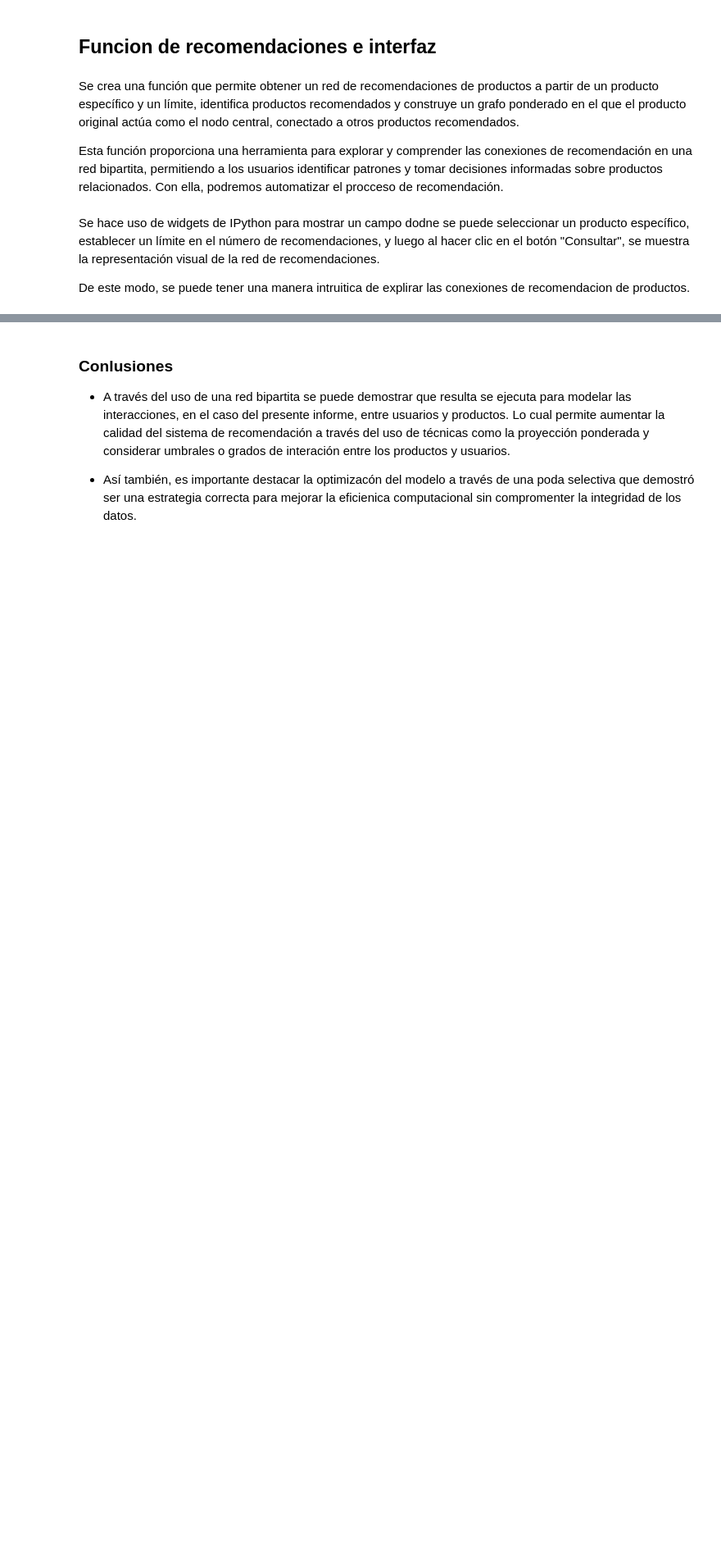
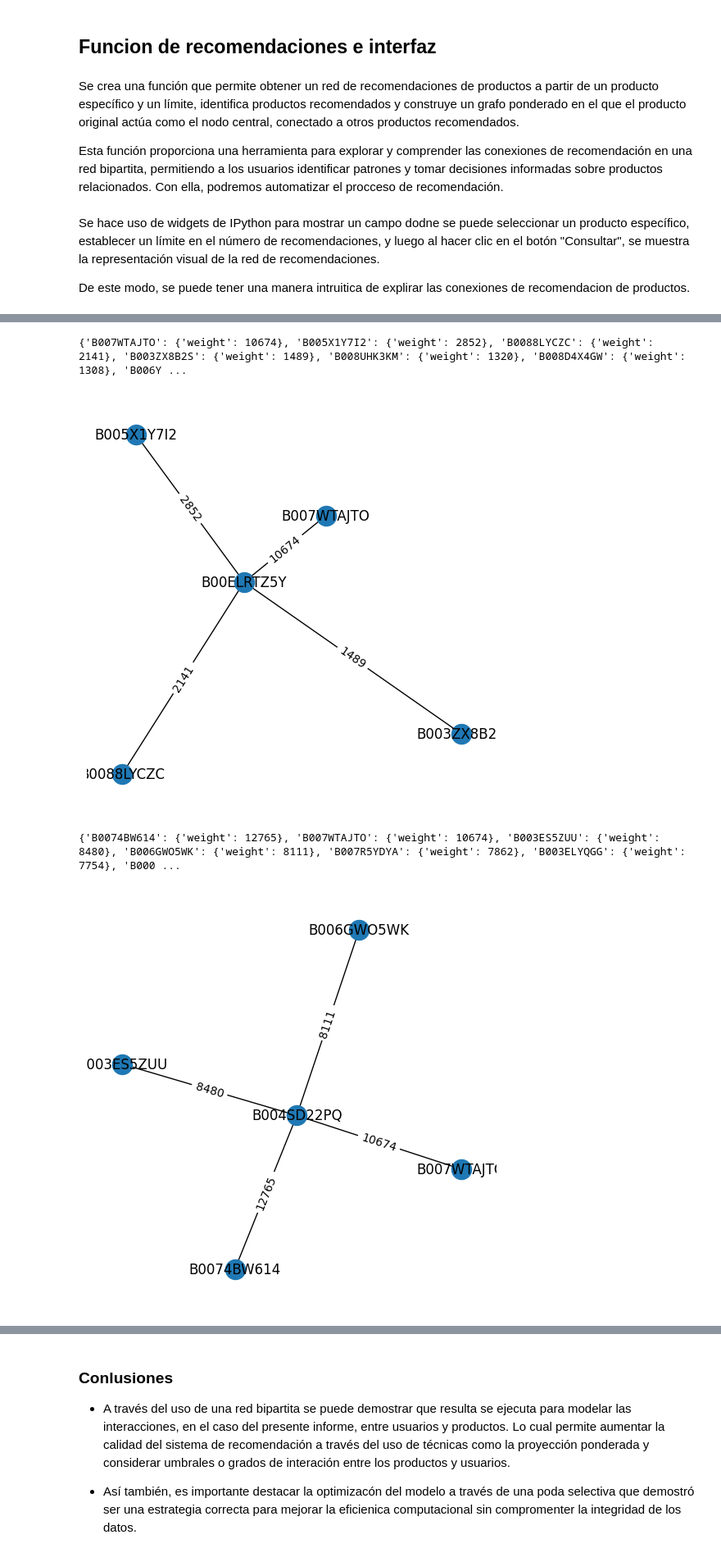
Before and after one commit to xjose97x/ia2_p1, a Jupyter notebook: ia2_p1.ipynb, the cells around one changed output, grey strips where cells are left out. Shown at 82% size. Saved outputs shown, nothing was run; the diff lists cells and outputs as text; code cells hidden in the pictures; blank space fills up the shorter version.

```diff
--- a/ia2_p1.ipynb
+++ b/ia2_p1.ipynb
@@ -252,11 +317,11 @@ degree_threshold = 10000
 
 # Identificación y eliminación de nodos de productos con grado inferior al umbral
 product_nodes_to_remove = [node for node, data in B.nodes(data=True) if data['bipartite'] == 'products' and B.degree(node) < degree_threshold]
-trimmed_B = B.subgraph(B.nodes - set(product_nodes_to_remove))
+trimmed_B = B.subgraph(B.nodes - set(product_nodes_to_remove)).copy()
 
 # Identificación y eliminación de nodos de usuarios huérfanos en el grafo podado
 orphan_user_nodes = [node for node, data in trimmed_B.nodes(data=True) if data['bipartite'] == 'users' and trimmed_B.degree(node) == 0]
-trimmed_B = trimmed_B.subgraph(trimmed_B.nodes - set(orphan_user_nodes))
+trimmed_B = trimmed_B.subgraph(trimmed_B.nodes - set(orphan_user_nodes)).copy()
 
 # Conteo de usuarios y productos en el grafo podado
 users_count = len([node for node, data in trimmed_B.nodes(data=True) if data['bipartite'] == 'users'])
@@ -311,9 +383,30 @@ De este modo, se puede tener una manera intruitica de explirar las conexiones de
 # %%
 import ipywidgets as widgets
 
-def query(btn):
-    product_id = product_id_widget.value
-    n_limit = n_limit_widget.value
+# Definir una función para obtener una red de recomendaciones de productos
+def trimmed_get_product_recommendation_network(product, limit):
+  # Obtener productos recomendados
+  recommended_products = set(bipartite.weighted_projected_graph(trimmed_B, [product])) - set([product])
+
+  # Crear una lista de tuplas con productos recomendados y sus pesos
+  recommended_products_with_weight = [(recommended_product, trimmed_B.degree(recommended_product)) for recommended_product in recommended_products]
+
+  # Seleccionar las mejores recomendaciones según el peso y limitar el número de recomendaciones
+  top_recommendations = sorted(recommended_products_with_weight, key=lambda x: -x[1])[:limit]
+
+  # Crear un grafo de networkX donde el producto original es el nodo central y los productos recomendados son los nodos vecinos
+  # Utilizar bordes ponderados para indicar cuántos usuarios han comprado ambos productos.
+  G = nx.Graph()
+  G.add_node(product)  # Agregar el nodo del producto original
+  for recommended_product, weight in top_recommendations:
+    G.add_node(recommended_product)  # Agregar nodos de productos recomendados
+    G.add_edge(product, recommended_product, weight=weight)  # Agregar bordes ponderados
+
+  return G
+
+def execute_query(product_id, n_limit):
+    top_10_recommendation_network = get_product_recommendation_network(product_id, 10)
+    print(dict(top_10_recommendation_network[product_id]))
     recommendation_network = get_product_recommendation_network(product_id, n_limit)
     # Dibujar la red y mostrar los pesos de los bordes
     plt.figure(figsize=(5, 5))
@@ -322,6 +415,11 @@ def query(btn):
     edge_labels = nx.get_edge_attributes(recommendation_network, 'weight')
     nx.draw_networkx_edge_labels(recommendation_network, pos=pos, edge_labels=edge_labels)
     plt.show()
+
+def query(btn):
+    product_id = product_id_widget.value
+    n_limit = n_limit_widget.value
+    execute_query(product_id, n_limit)
 
 
 # Obtener nodos de B que sean partitos == 1 (productos)
@@ -355,0 +463,9 @@ button
+# %%
+execute_query('B00ELRTZ5Y', 4)
+execute_query('B004SD22PQ', 4)
+execute_query('B005Y586QQ', 4)
+# %% [output]
+{'B007WTAJTO': {'weight': 10674}, 'B005X1Y7I2': {'weight': 2852}, 'B0088LYCZC': {'weight': 2141}, 'B003ZX8B2S': {'weight': 1489}, 'B008UHK3KM': {'weight': 1320}, 'B008D4X4GW': {'weight': 1308}, 'B006Y ...
+[figure, added]
+{'B0074BW614': {'weight': 12765}, 'B007WTAJTO': {'weight': 10674}, 'B003ES5ZUU': {'weight': 8480}, 'B006GWO5WK': {'weight': 8111}, 'B007R5YDYA': {'weight': 7862}, 'B003ELYQGG': {'weight': 7754}, 'B000 ...
+[figure, added]
```
Also changed, not shown: parts of 16 cells of this notebook, 1 other file.
